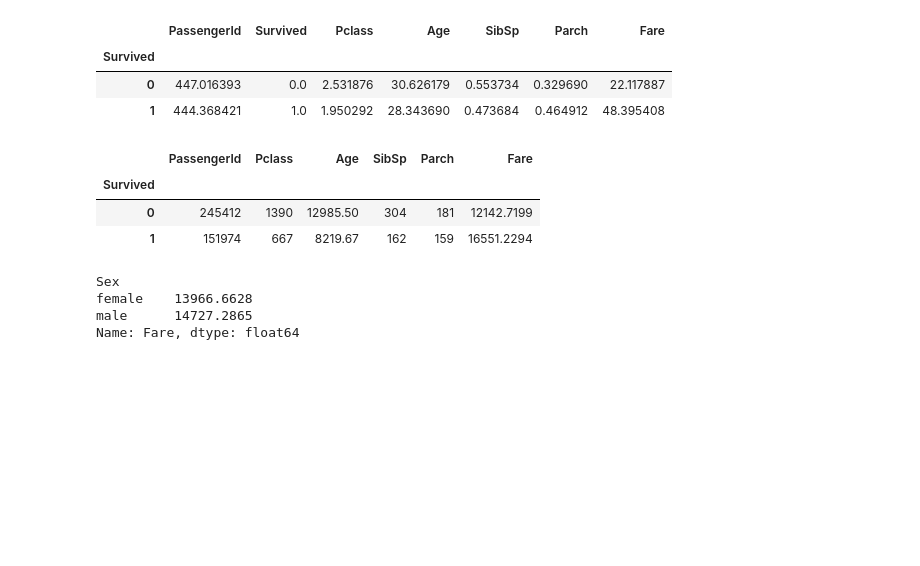
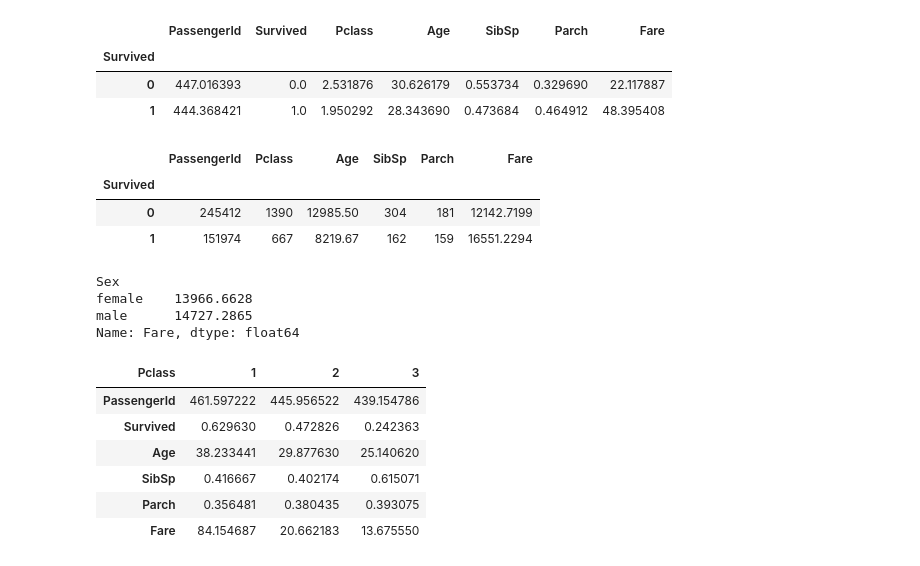
Before and after one commit to daemonX10/My_code, a Jupyter notebook: PYTHON/Pandas/Advance/panda part 3.ipynb, the cells around one changed output. Drawn from its saved outputs; the diff is of its cells as text; code cells hidden in the pictures; blank space fills up the shorter version.

```diff
--- a/PYTHON/Pandas/Advance/panda part 3.ipynb
+++ b/PYTHON/Pandas/Advance/panda part 3.ipynb
@@ -522,0 +527,13 @@ Name: Fare, dtype: float64
+# %%
+tf2=tf.select_dtypes(include=["int64","float"]).groupby("Pclass").mean()
+# %%
+`tf2.T` is a method in TensorFlow 2 that transposes a tensor. It swaps the dimensions of the tensor, so that the rows become columns and the columns become rows.
+tf2.T
+# %% [output]
+| Pclass | 1 | 2 | 3 |
+| PassengerId | 461.597222 | 445.956522 | 439.154786 |
+| Survived | 0.629630 | 0.472826 | 0.242363 |
+| Age | 38.233441 | 29.877630 | 25.140620 |
+| SibSp | 0.416667 | 0.402174 | 0.615071 |
+| Parch | 0.356481 | 0.380435 | 0.393075 |
+| Fare | 84.154687 | 20.662183 | 13.675550 |
```
Also changed, not shown: parts of 1 cell of this notebook.
